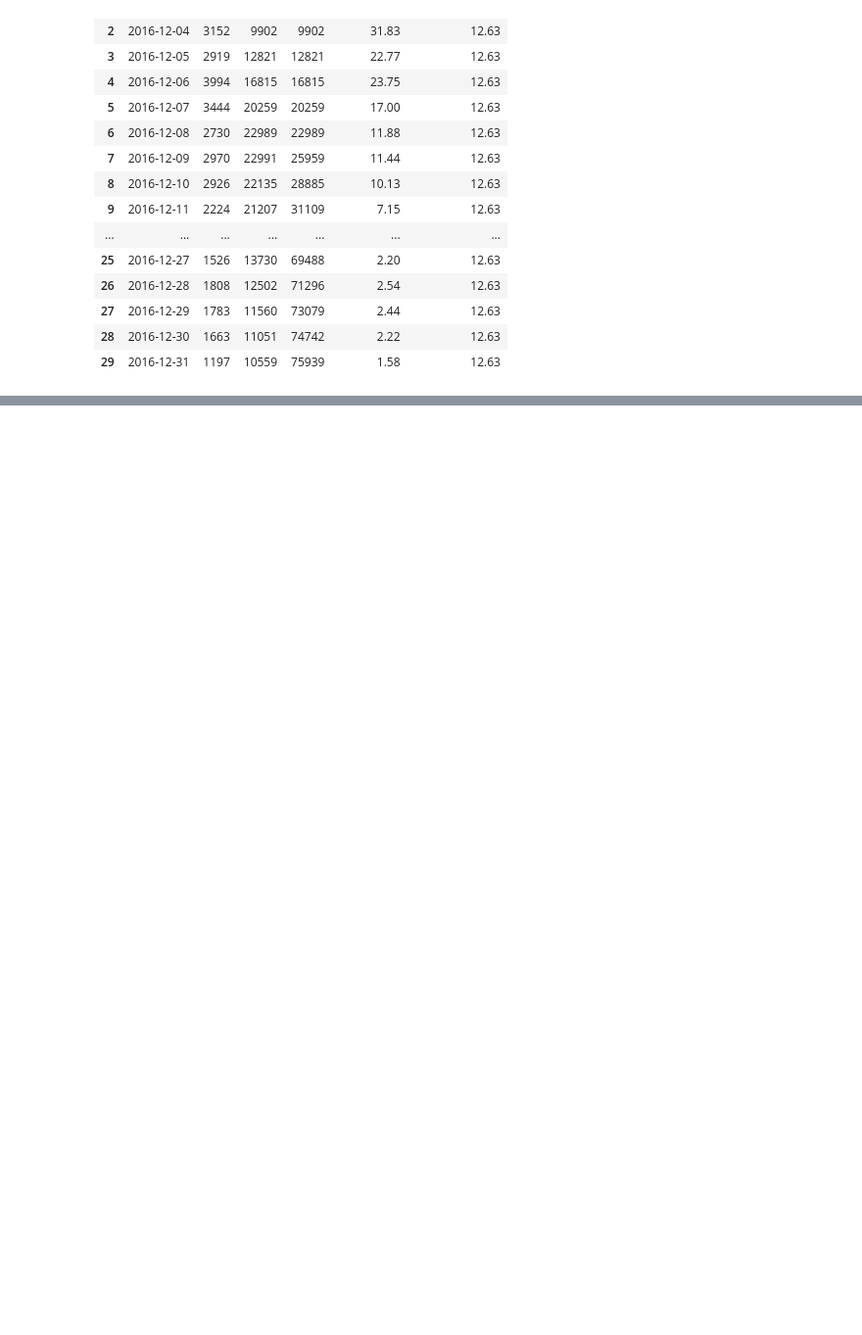
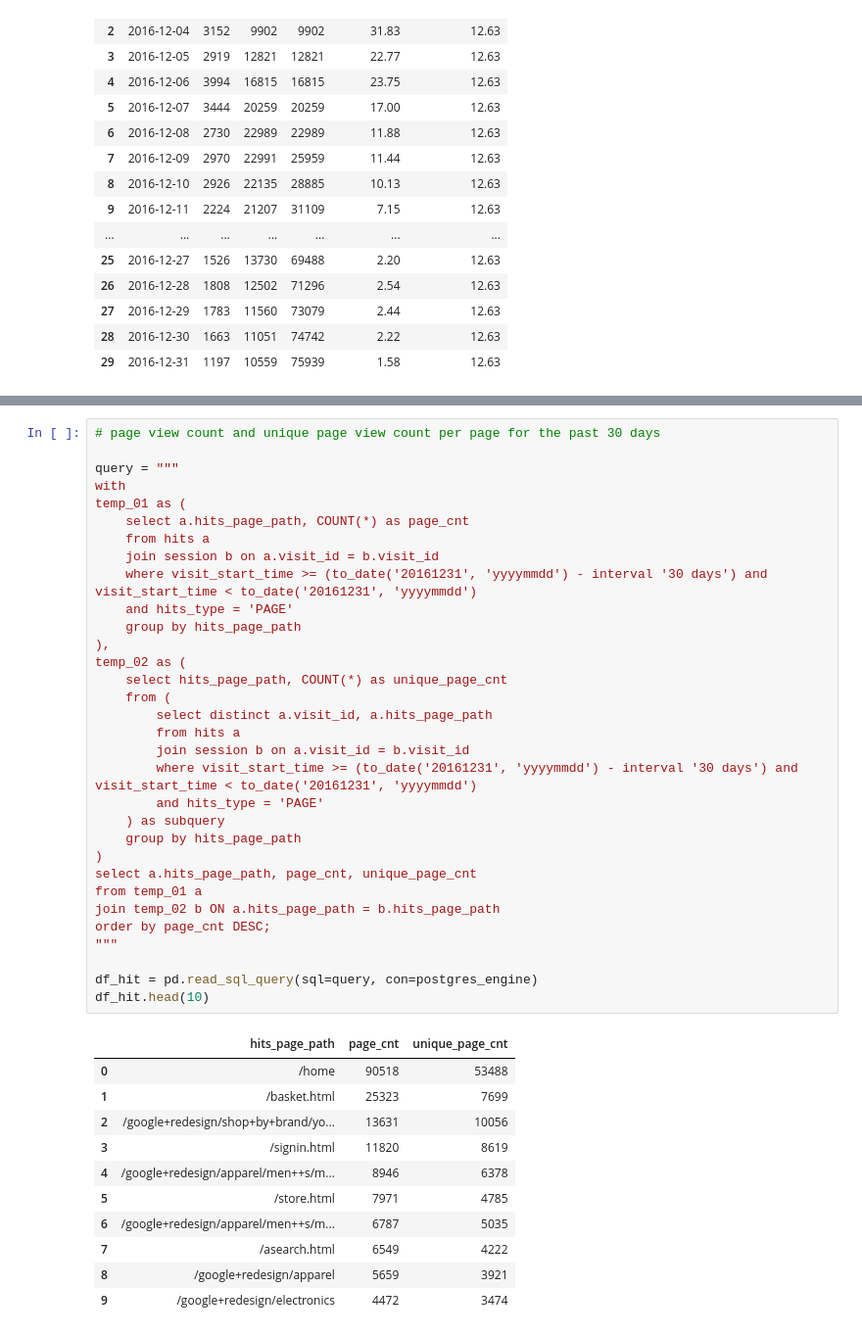
Before and after one commit to dj9678/Google_Ecommerce_Analysis, a Jupyter notebook: google ecommerce analysis.ipynb, the cells around one changed output, grey strips where cells are left out. Shown: that part at 98% size. Drawn from its saved outputs; the diff is of its cells as text; blank space fills up the shorter version.

```diff
--- a/google ecommerce analysis.ipynb
+++ b/google ecommerce analysis.ipynb
@@ -677,0 +778,44 @@ fig.show()
+# %%
+# page view count and unique page view count per page for the past 30 days
+
+query = """
+with
+temp_01 as (
+    select a.hits_page_path, COUNT(*) as page_cnt
+    from hits a
+    join session b on a.visit_id = b.visit_id
+    where visit_start_time >= (to_date('20161231', 'yyyymmdd') - interval '30 days') and visit_start_time < to_date('20161231', 'yyyymmdd')
+    and hits_type = 'PAGE'
+    group by hits_page_path
+),
+temp_02 as (
+    select hits_page_path, COUNT(*) as unique_page_cnt
+    from (
+        select distinct a.visit_id, a.hits_page_path
+        from hits a
+        join session b on a.visit_id = b.visit_id
+        where visit_start_time >= (to_date('20161231', 'yyyymmdd') - interval '30 days') and visit_start_time < to_date('20161231', 'yyyymmdd')
+        and hits_type = 'PAGE'
+    ) as subquery
+    group by hits_page_path
+)
+select a.hits_page_path, page_cnt, unique_page_cnt
+from temp_01 a
+join temp_02 b ON a.hits_page_path = b.hits_page_path
+order by page_cnt DESC;
+"""
+
+df_hit = pd.read_sql_query(sql=query, con=postgres_engine)
+df_hit.head(10)
+# %% [output]
+|  | hits_page_path | page_cnt | unique_page_cnt |
+| 0 | /home | 90518 | 53488 |
+| 1 | /basket.html | 25323 | 7699 |
+| 2 | /google+redesign/shop+by+brand/yo... | 13631 | 10056 |
+| 3 | /signin.html | 11820 | 8619 |
+| 4 | /google+redesign/apparel/men++s/m... | 8946 | 6378 |
+| 5 | /store.html | 7971 | 4785 |
+| 6 | /google+redesign/apparel/men++s/m... | 6787 | 5035 |
+| 7 | /asearch.html | 6549 | 4222 |
+| 8 | /google+redesign/apparel | 5659 | 3921 |
+| 9 | /google+redesign/electronics | 4472 | 3474 |
```
Also changed, not shown: parts of 30 cells of this notebook.
